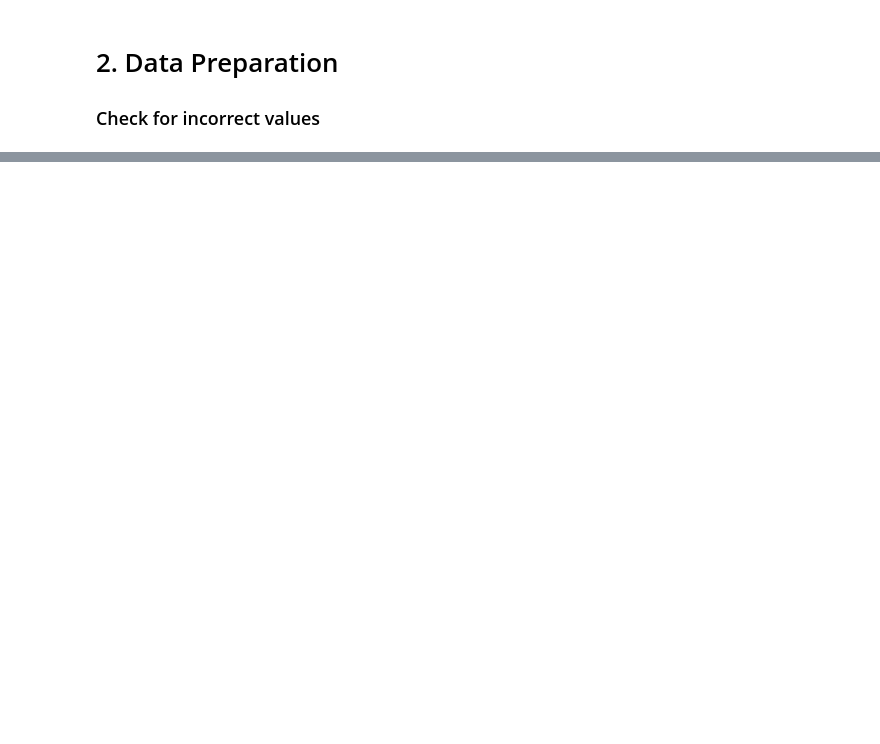
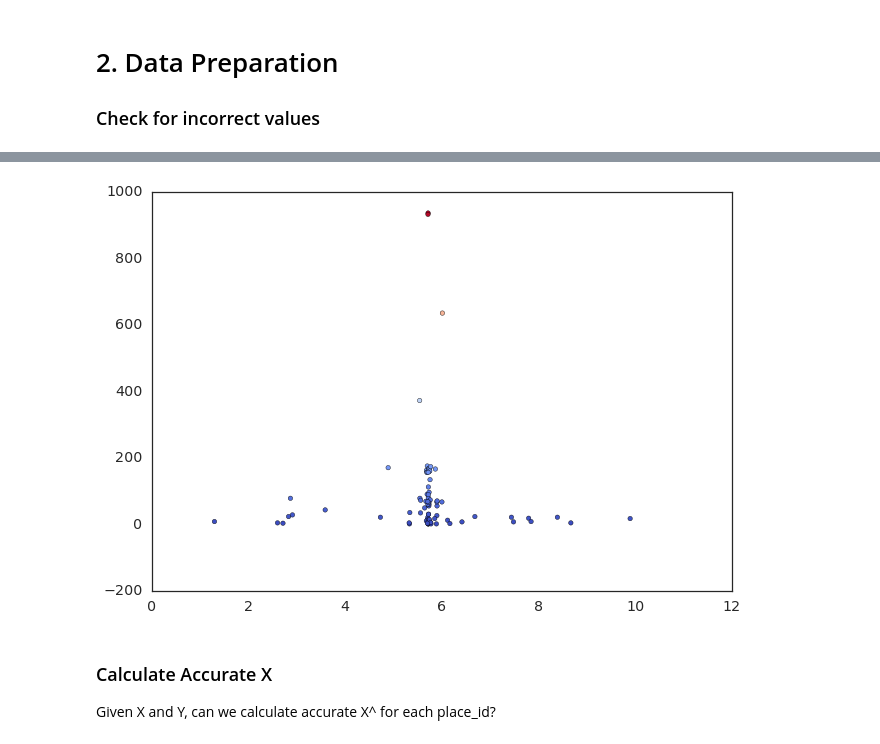
Before and after one commit to derekhalliwell/Kaggle_Facebook_Recruiting_V, a Jupyter notebook: FB_Derek_Halliwell.ipynb, the cells around one changed output, grey strips where cells are left out. Drawn from its saved outputs; the diff is of its cells as text; code cells hidden in the pictures; blank space fills up the shorter version.

```diff
--- a/FB_Derek_Halliwell.ipynb
+++ b/FB_Derek_Halliwell.ipynb
@@ -90,0 +340,19 @@ memory usage: 1.4 GB
+# %%
+# plot X and accuracy
+#top5 = train.place_id.value_counts().index[:5]
+#top5 = train.place_id.sample(20)
+
+#top20_df = train[train.place_id.isin(top5)]
+top20_df_ = train[train.place_id==3107193884]
+
+
+#top20_df_ = top20_df[top20_df.accuracy > 139]
+
+plt.scatter(top20_df_.x, top20_df_.accuracy, c=top20_df_.accuracy,cmap=plt.cm.coolwarm)
+plt.show()
+# %% [output]
+[figure, added]
+# %% [markdown]
+### Calculate Accurate X
+
+Given X and Y, can we calculate accurate X^ for each place_id?
```
Also changed, not shown: parts of 40 cells of this notebook.
